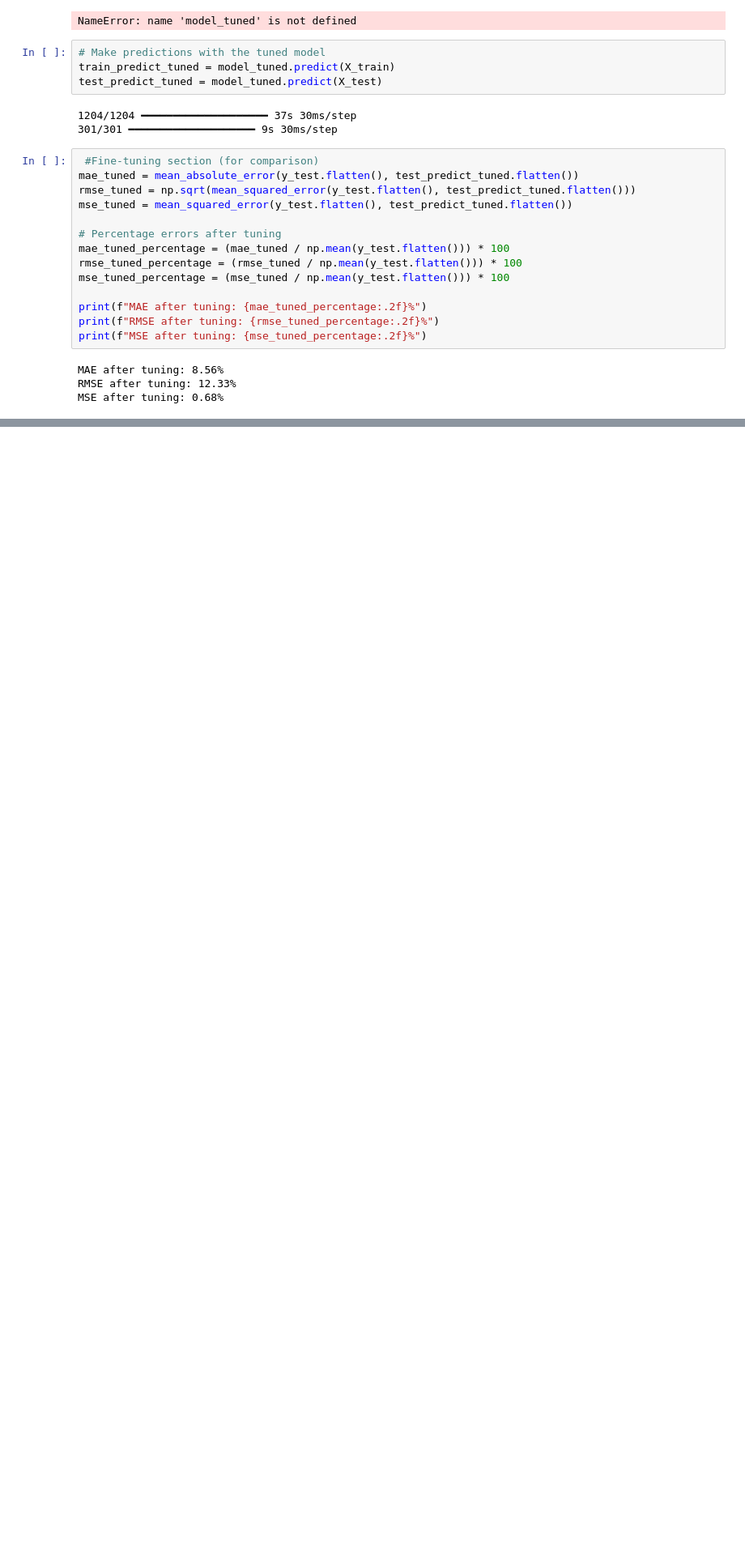
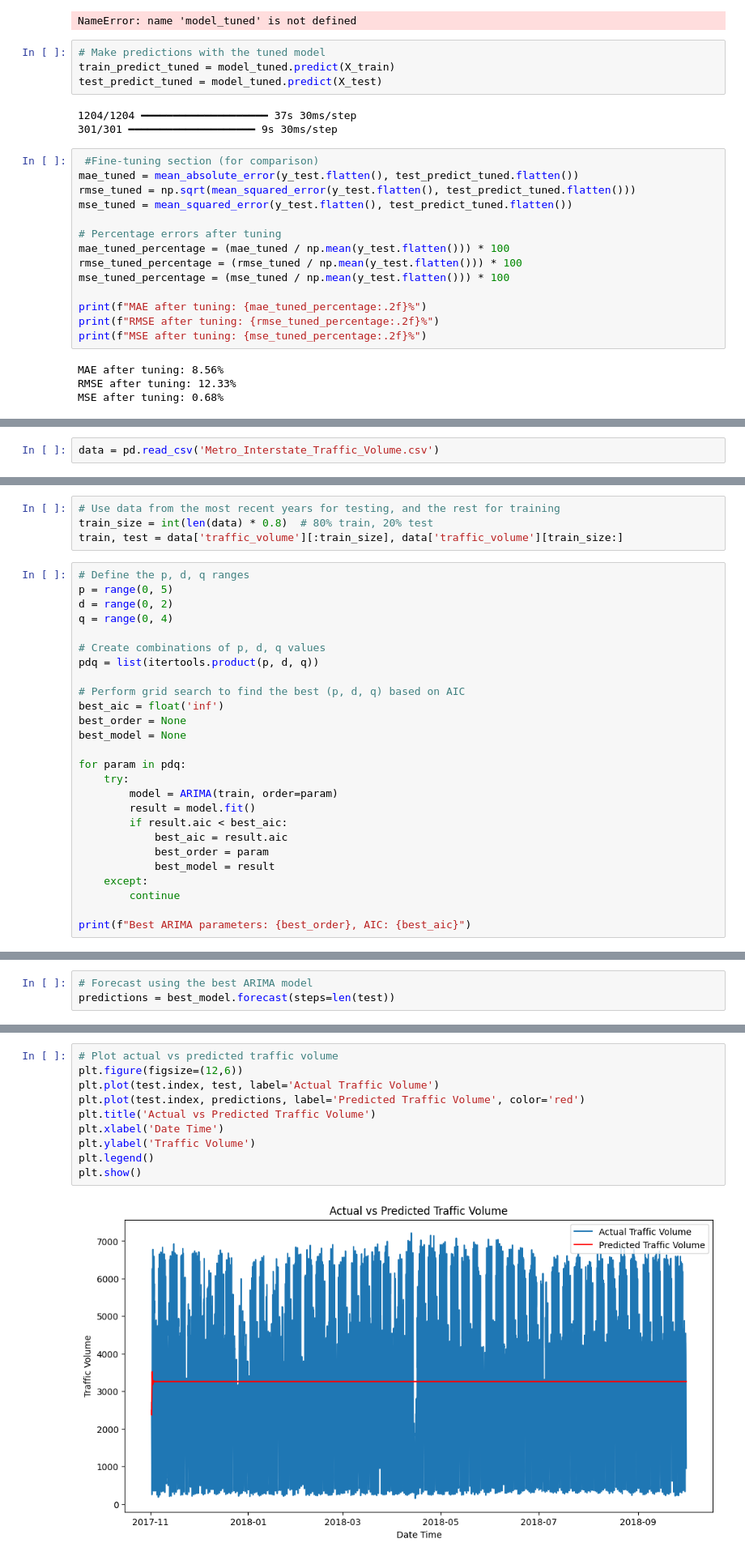
Before and after one commit to dr-mushtaq/Research-Work, a Jupyter notebook: Traffic_Prediction_System.ipynb, the cells around one changed output, grey strips where cells are left out. Shown at 81% size. Cells and saved outputs as stored; diff of their text form; blank space fills up the shorter version.

```diff
--- a/Traffic_Prediction_System.ipynb
+++ b/Traffic_Prediction_System.ipynb
@@ -428,0 +438,2 @@ MSE after tuning: 0.68%
+# %%
+data = pd.read_csv('Metro_Interstate_Traffic_Volume.csv')
@@ -428,0 +444,30 @@ MSE after tuning: 0.68%
+# %%
+# Use data from the most recent years for testing, and the rest for training
+train_size = int(len(data) * 0.8)  # 80% train, 20% test
+train, test = data['traffic_volume'][:train_size], data['traffic_volume'][train_size:]
+# %%
+# Define the p, d, q ranges
+p = range(0, 5)
+d = range(0, 2)
+q = range(0, 4)
+
+# Create combinations of p, d, q values
+pdq = list(itertools.product(p, d, q))
+
+# Perform grid search to find the best (p, d, q) based on AIC
+best_aic = float('inf')
+best_order = None
+best_model = None
+
+for param in pdq:
+    try:
+        model = ARIMA(train, order=param)
+        result = model.fit()
+        if result.aic < best_aic:
+            best_aic = result.aic
+            best_order = param
+            best_model = result
+    except:
+        continue
+
+print(f"Best ARIMA parameters: {best_order}, AIC: {best_aic}")
@@ -428,0 +476,3 @@ MSE after tuning: 0.68%
+# %%
+# Forecast using the best ARIMA model
+predictions = best_model.forecast(steps=len(test))
@@ -428,0 +499,12 @@ MSE after tuning: 0.68%
+# %%
+# Plot actual vs predicted traffic volume
+plt.figure(figsize=(12,6))
+plt.plot(test.index, test, label='Actual Traffic Volume')
+plt.plot(test.index, predictions, label='Predicted Traffic Volume', color='red')
+plt.title('Actual vs Predicted Traffic Volume')
+plt.xlabel('Date Time')
+plt.ylabel('Traffic Volume')
+plt.legend()
+plt.show()
+# %% [output]
+[figure, added]
```
Also changed, not shown: parts of 5 cells of this notebook.
